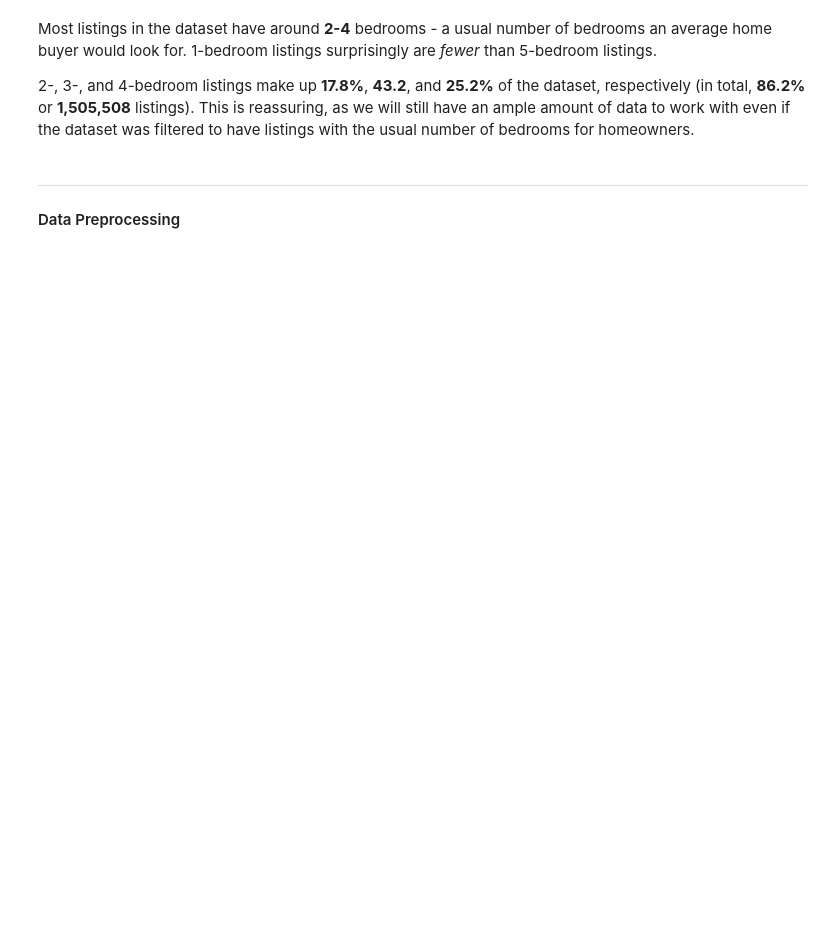
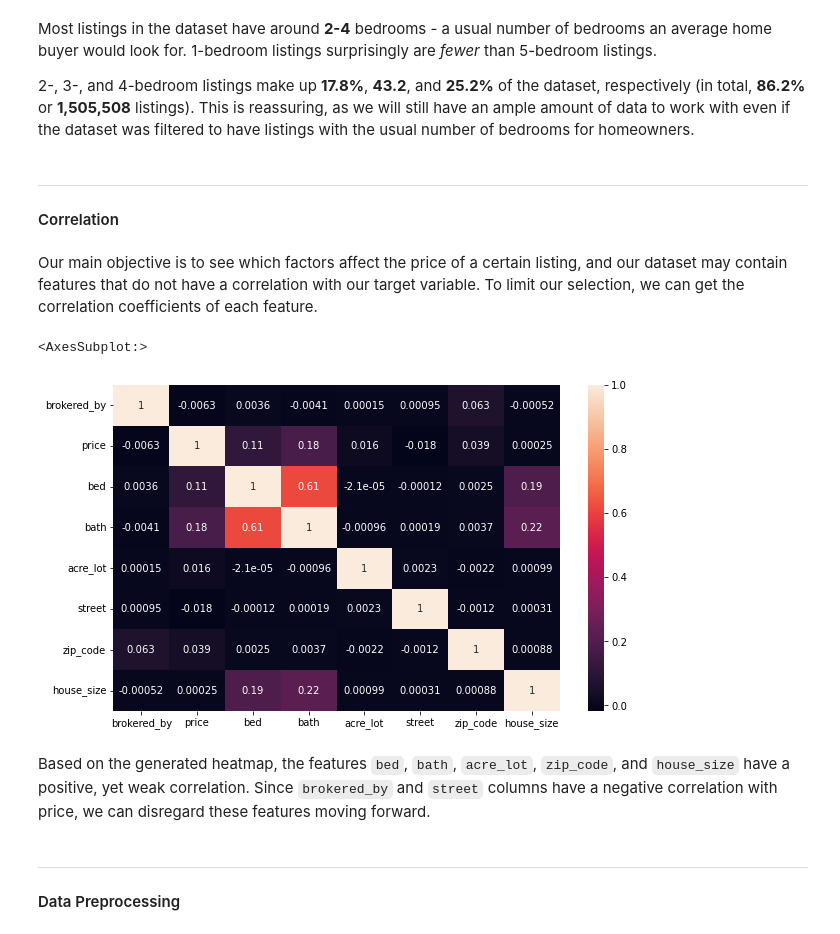
Before and after one commit to R3NZ3L/DATA103_FinalProject, a Jupyter notebook: FinalProject.ipynb, the cells around one changed output. Drawn from its saved outputs; the diff is of its cells as text; code cells hidden in the pictures; blank space fills up the shorter version.

```diff
--- a/FinalProject.ipynb
+++ b/FinalProject.ipynb
@@ -220,6 +232,22 @@ fig.show()
 Most listings in the dataset have around **2-4** bedrooms - a usual number of bedrooms an average home buyer would look for. 1-bedroom listings surprisingly are *fewer* than 5-bedroom listings. <br>
 
 2-, 3-, and 4-bedroom listings make up **17.8%**, **43.2**, and **25.2%** of the dataset, respectively (in total, **86.2%** or **1,505,508** listings). This is reassuring, as we will still have an ample amount of data to work with even if the dataset was filtered to have listings with the usual number of bedrooms for homeowners.
+# %% [markdown]
+---
+#### Correlation
+# %% [markdown]
+Our main objective is to see which factors affect the price of a certain listing, and our dataset may contain features that do not have a correlation with our target variable. To limit our selection, we can get the correlation coefficients of each feature.
+# %%
+corr = df.corr() #get the correlation coefficients for all features
+
+#plot a heatmap
+plt.figure(figsize = (10, 6))
+sns.heatmap(corr, annot=True)
+# %% [output]
+<AxesSubplot:>
+[figure, added]
+# %% [markdown]
+Based on the generated heatmap, the features `bed`, `bath`, `acre_lot`, `zip_code`, and `house_size` have a positive, yet weak correlation. Since `brokered_by` and `street` columns have a negative correlation with price, we can disregard these features moving forward.
 # %% [markdown]
 ---
 #### Data Preprocessing
```
Also changed, not shown: parts of 44 cells of this notebook.
